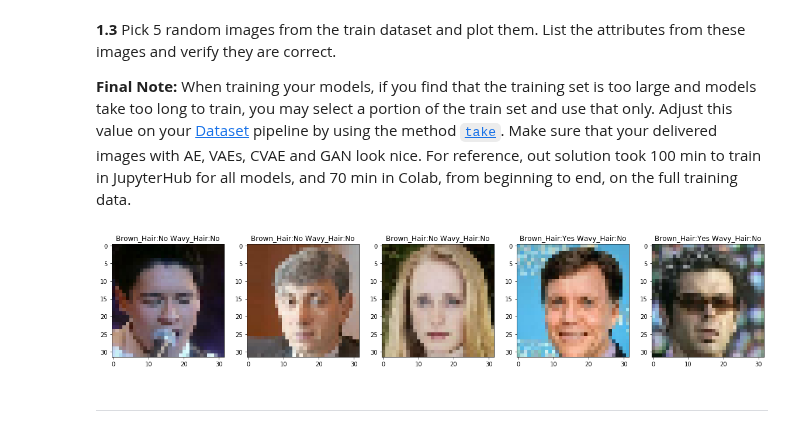
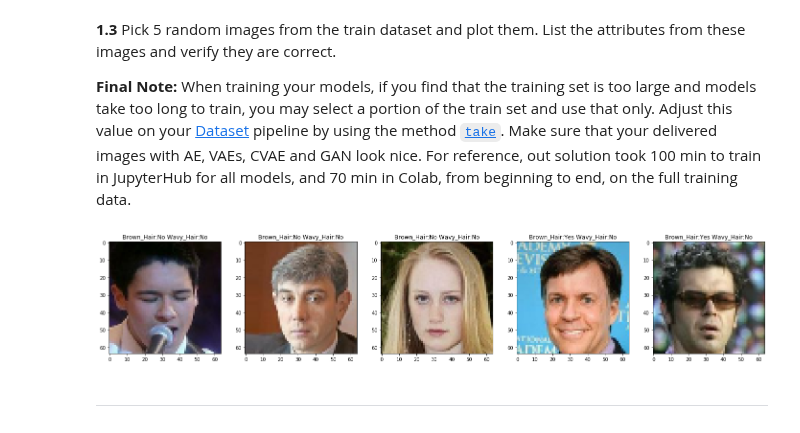
Before and after one commit to medeirosf/2020-CS109B, a Jupyter notebook: content/homeworks/hw07/notebook/cs109b_hw7_pa.ipynb, the cells around one changed output. Drawn from its saved outputs; the diff is of its cells as text; code cells hidden in the pictures.

```diff
--- a/content/homeworks/hw07/notebook/cs109b_hw7_pa.ipynb
+++ b/content/homeworks/hw07/notebook/cs109b_hw7_pa.ipynb
@@ -156,15 +156,15 @@ Make sure the Datasets follow this pipeline: 1) normalize, crop, resize and sati
 # your code here
 def tf_image_attr_tuple(element):
     image = element['image']
-    image = tf_norm_crop_resize_image(image, (32,32))
+    image = tf_norm_crop_resize_image(image, (64, 64))
     y = element['attributes']
     attr1 = y['Brown_Hair']
     attr2 = y['Wavy_Hair']
-    attr = [attr1,attr2]
+    attr = [attr1, attr2]
     return ((image, attr), image)
 
 train_cond_ds = train_celeb.map(tf_image_attr_tuple).shuffle(165000).batch(32).prefetch(2)
-val_cond_ds = val_celeb.map(tf_image_attr_tuple).shuffle(20000).batch(32).prefetch(2)
+val_cond_ds = val_celeb.map(tf_image_attr_tuple).shuffle(20000).batch(32)
 # %% [markdown]
 **1.3** Pick 5 random images from the train dataset and plot them. List the attributes from these images and verify they are correct.
 
@@ -174,22 +174,23 @@ When training your models, if you find that the training set is too large and mo
 # %%
 # 1.3
 # your code here
 def change_boolean(x):
     if x== True:
          return 'Yes'
     else:
         return 'No'
 
 train_set = train_celeb.map(tf_image_attr_tuple).take(5)
 
-fig, axes = plt.subplots(1,5, figsize=(20,20))
+fig, axes = plt.subplots(1,5, figsize=(20, 4))
 for i, ((image, labels), image2) in enumerate(train_set):
     axes[i].imshow(image)
     title = 'Brown_Hair:' + str(change_boolean(labels[0])) + ' Wavy_Hair:' + str(change_boolean(labels[1]))
     axes[i].set_title(title)
+    plt.tight_layout()
 plt.show();
 # %% [output]
-[figure, old version]
+[figure, new version]
 # %% [markdown]
 ---
 # %% [markdown]
```
Also changed, not shown: parts of 41 cells of this notebook.
